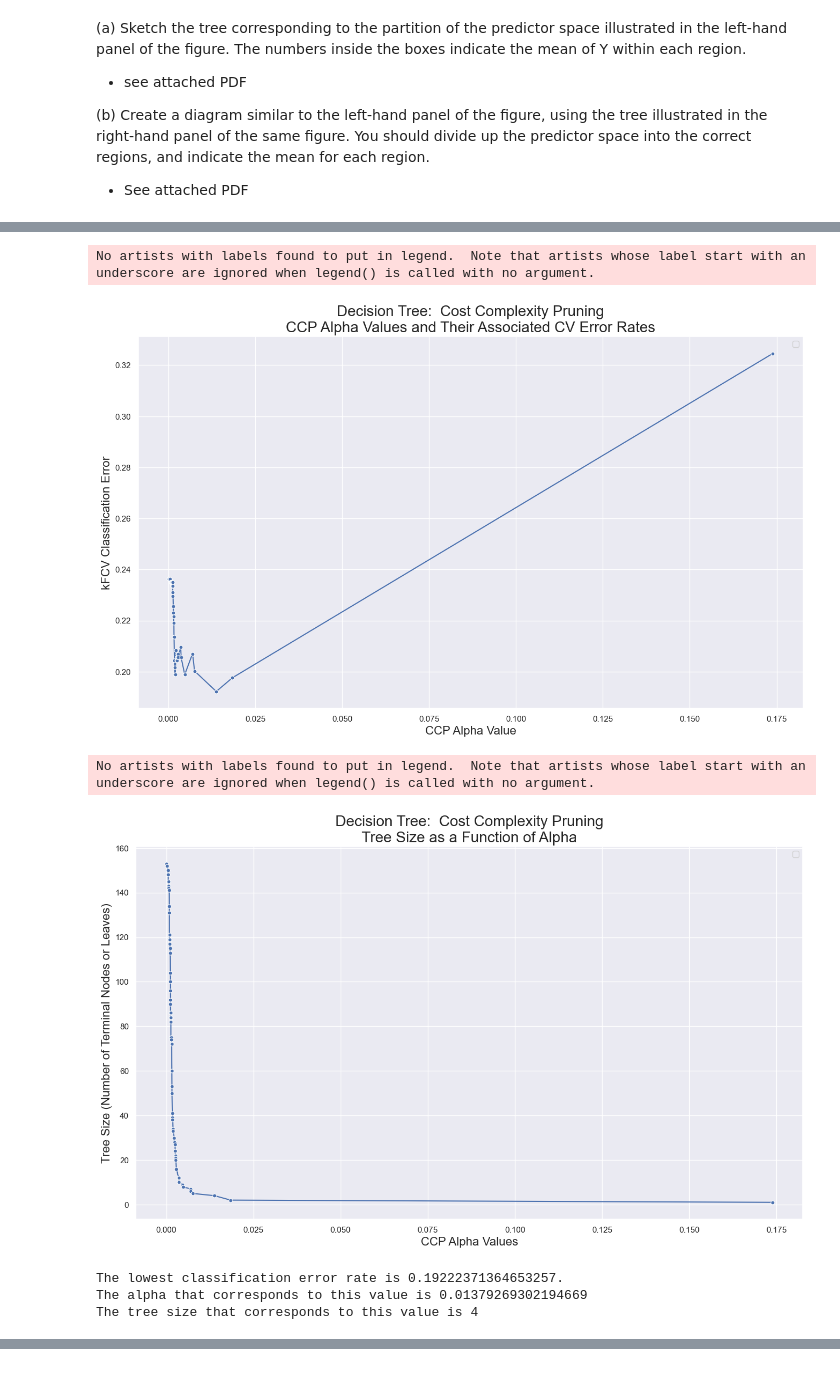
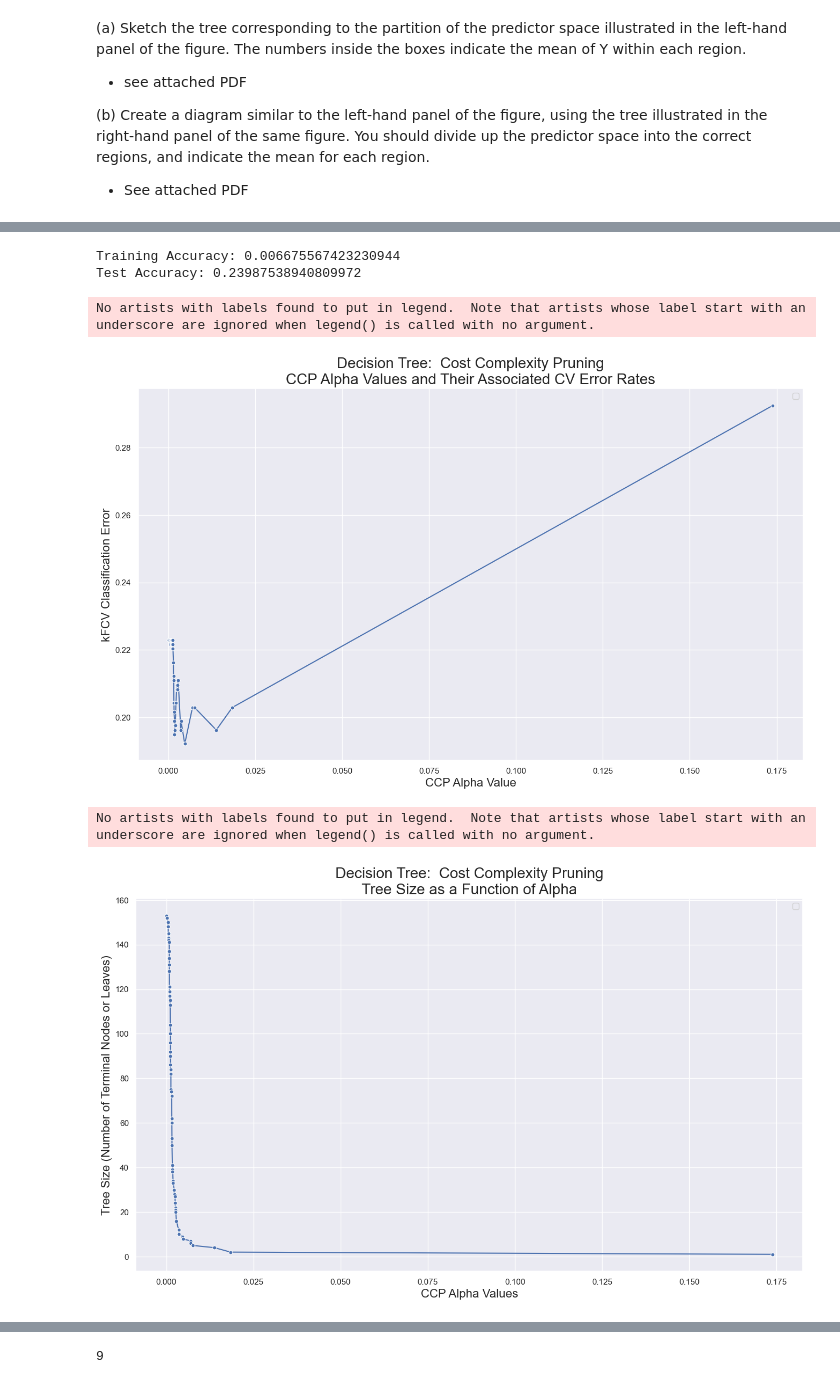
Before and after one commit to nhthom/HW7, a Jupyter notebook: hw7.ipynb, the cells around one changed output, grey strips where cells are left out. Saved outputs shown, nothing was run; the diff lists cells and outputs as text; code cells hidden in the pictures.

```diff
--- a/hw7.ipynb
+++ b/hw7.ipynb
@@ -258,11 +264,12 @@ def unpruned_nator(df):
 
     # No stopping criterion
     full_model = DecisionTreeClassifier(
-        random_state=12,
+        random_state=2,
         criterion='gini')
     full_model.fit(X_train, y_train)
 
     print(f'Training Accuracy: {full_model.score(X_train, y_train)}')
+    print(f'Training error rate: {1 - full_model.score(X_train, y_train)}')
     print(f'Test Accuracy: {full_model.score(X_test, y_test)}')
 
     # Plot the decision tree
@@ -291,6 +298,19 @@ def unpruned_nator(df):
     print("Test Accuracy:", accuracy)
     print("Test Error Rate:", 1 - accuracy)
 
+    # Maximum depth
+    max_depth_model = DecisionTreeClassifier(
+    max_depth=3,
+    random_state=1,
+    criterion='gini').fit(X_train, y_train)
+
+    print(f'Training Accuracy: {max_depth_model.score(X_train, y_train)}')
+    print(f'Test Accuracy: {max_depth_model.score(X_test, y_test)}')
+
+    plt.figure(figsize=(12,12), facecolor='white')
+    tree.plot_tree(max_depth_model, fontsize=10, feature_names=X_train.columns.tolist(), filled=True)
+    plt.show()
+
     return full_model
 
 unpruned_nator(oj)
@@ -329,10 +356,16 @@ def ccp_nator(df):
 
         # No stopping criterion
     full_model = DecisionTreeClassifier(
-            random_state=12,
+            random_state=2,
             criterion='gini')
     full_model.fit(X_train, y_train)
 
+    train_accuracy = accuracy_score(y_train, full_model.predict(X_train))
+    print(f'Training Accuracy: {1 - train_accuracy}')
+    test_accuracy = accuracy_score(y_test, full_model.predict(X_test))
+    print(f'Test Accuracy: {1 - test_accuracy}')
+
+    # use the .cost_complexity_pruning_path() function to fit various values of α to the training data
     path = full_model.cost_complexity_pruning_path(X_train, y_train)
     # get list of ccp_alpha values created for experimentation
     ccp_alphas = path.ccp_alphas
@@ -340,7 +373,7 @@ def ccp_nator(df):
     parameters = {'ccp_alpha': ccp_alphas}
 
     # Use GridSearchCV to iterate over the CCP alphas...
-    kf = KFold(n_splits=5, random_state = 13, shuffle=True)
+    kf = KFold(n_splits=5, random_state = 2, shuffle=True)
     cv_tree = GridSearchCV(full_model, parameters, cv = kf, scoring='accuracy')
     cv_tree.fit(X_train, y_train)
     # ... and save the corresponding CV error for each alpha level
@@ -350,7 +383,6 @@ def ccp_nator(df):
         # (errors are saved in the same order as their alpha values appear in the ccp_alpha list)
         cv_scores.append(1-mean_score)
 
-    # Plot the error rate as a function of alpha
     fig, ax = plt.subplots(figsize=(16,9), facecolor='white')
     sns.lineplot(x=ccp_alphas, y=cv_scores, marker='o', markersize=5, ax=ax)
     ax.set_ylabel("kFCV Classification Error", fontsize=16)
@@ -361,42 +393,44 @@ def ccp_nator(df):
     plt.legend()
     plt.show()
 
+    ########### f #######
     # Plot the tree size as a function of alpha
     tree_size = []
     for a in ccp_alphas:
         clf_a = DecisionTreeClassifier(ccp_alpha=a, random_state=2, criterion='gini')
         clf_a.fit(X_train, y_train)
         tree_size.append(clf_a.get_n_leaves())
 
     fig, ax = plt.subplots(figsize=(16,9), facecolor='white')
     sns.lineplot(x=ccp_alphas, y=tree_size, marker='o', markersize=5, ax=ax)
     ax.set_ylabel("Tree Size (Number of Terminal Nodes or Leaves)", fontsize=16)
     ax.set_xlabel("CCP Alpha Values", fontsize=16)
     ax.set_title('Decision Tree:  Cost Complexity Pruning'
                 '\nTree Size as a Function of Alpha',
                 fontsize=20)
     plt.legend()
     plt.show()
 
     # determine the alpha value where the minimum cv error occured
     min_error = min(cv_scores)
     idx = np.where(cv_scores == min_error)[0][0]
     alpha_at_min_error = ccp_alphas[idx]
     # and get the size of the tree at this alpha value
     size_at_min_error = tree_size[idx]
 
     print(f"The lowest classification error rate is {min_error}."
         f"\nThe alpha that corresponds to this value is {alpha_at_min_error}"
         f"\nThe tree size that corresponds to this value is {size_at_min_error}")
 
-    return cv_scores
+
+
+    return size_at_min_error
 
 ccp_nator(oj)
 # %% [output]
-No artists with labels found to put in legend.  Note that artists whose label start with an underscore are ignored when legend() is called with no argument.
+Training Accuracy: 0.006675567423230944
+Test Accuracy: 0.23987538940809972
+No artists with labels found to put in legend.  Note that artists whose label start with an underscore are ignored when legend() is called with no argument.
-[figure, old version]
+[figure, new version]
-No artists with labels found to put in legend.  Note that artists whose label start with an underscore are ignored when legend() is called with no argument.
+No artists with labels found to put in legend.  Note that artists whose label start with an underscore are ignored when legend() is called with no argument.
 [figure]
-The lowest classification error rate is 0.19222371364653257.
-The alpha that corresponds to this value is 0.01379269302194669
-The tree size that corresponds to this value is 4
@@ -420,3 +440,4 @@ The tree size that corresponds to this value is 4
+9
 # %% [markdown]
 (g) Produce a plot of the optimal pruned subtree obtained using cross-validation.
 
```
Also changed, not shown: parts of 7 cells of this notebook.
